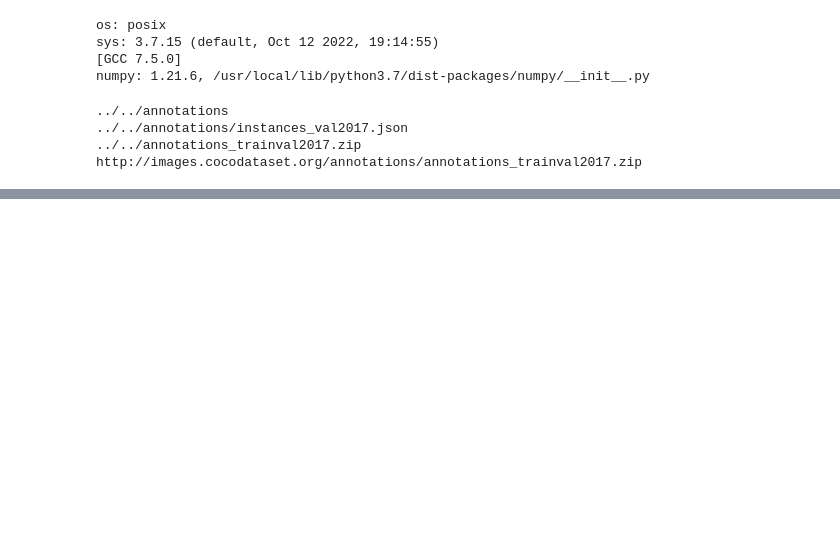
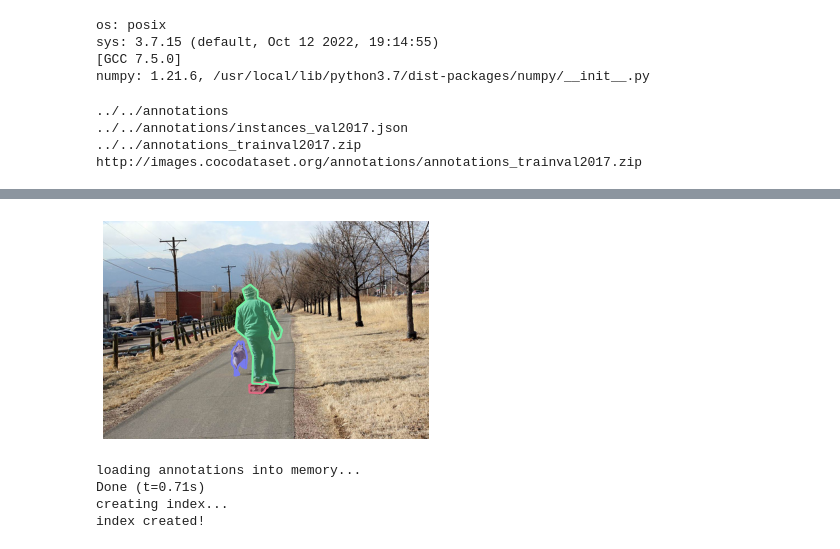
Before and after one commit to CMander02/VQA_2022_A1_18, a Jupyter notebook: COCO_API.ipynb, the cells around one changed output, grey strips where cells are left out. Cells and saved outputs as stored; diff of their text form; code cells hidden in the pictures; blank space fills up the shorter version.

```diff
--- a/COCO_API.ipynb
+++ b/COCO_API.ipynb
@@ -60,0 +102,17 @@ KeyboardInterrupt: ignored
+# %%
+# load and display instance annotations
+plt.imshow(I); plt.axis('off')
+annIds = coco.getAnnIds(imgIds=img['id'], catIds=catIds, iscrowd=None)
+anns = coco.loadAnns(annIds)
+coco.showAnns(anns)
+# %% [output]
+[figure, added]
+# %%
+# initialize COCO api for person keypoints annotations
+annFile = '{}/annotations/person_keypoints_{}.json'.format(dataDir,dataType)
+coco_kps=COCO(annFile)
+# %% [output]
+loading annotations into memory...
+Done (t=0.71s)
+creating index...
+index created!
```
Also changed, not shown: parts of 8 cells of this notebook.
